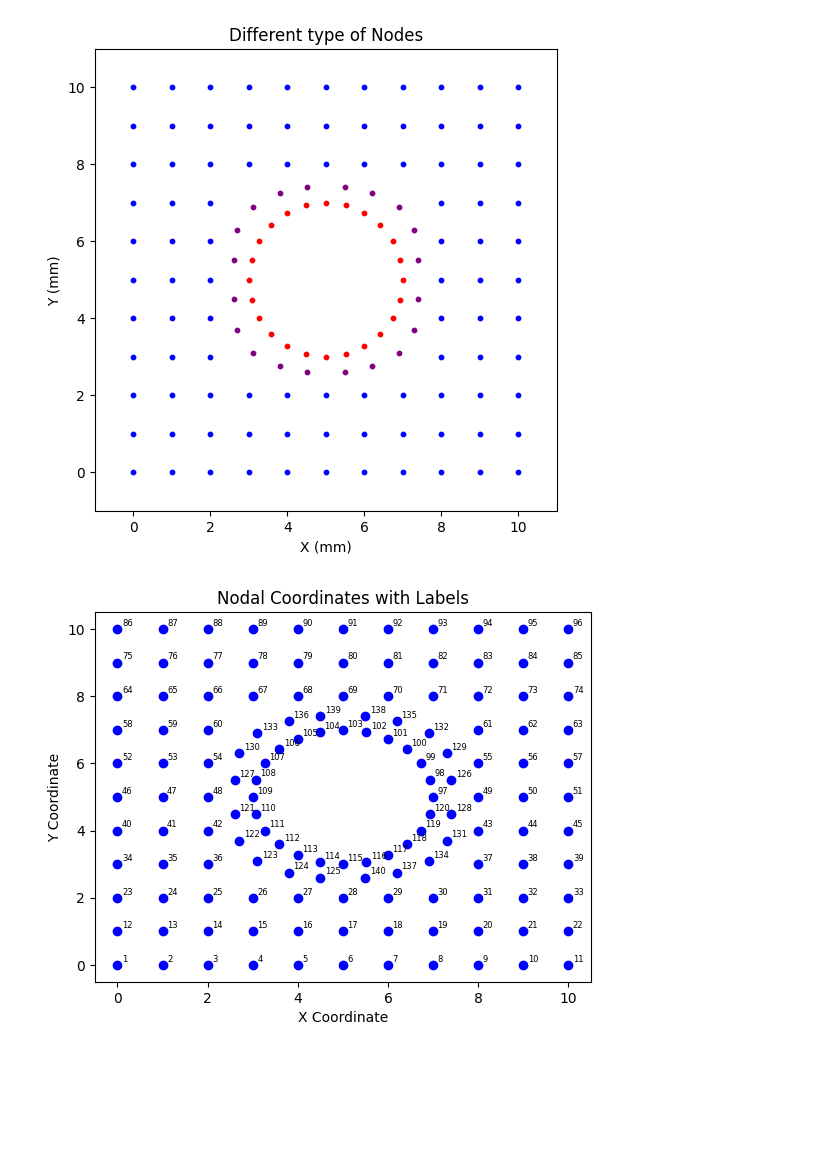
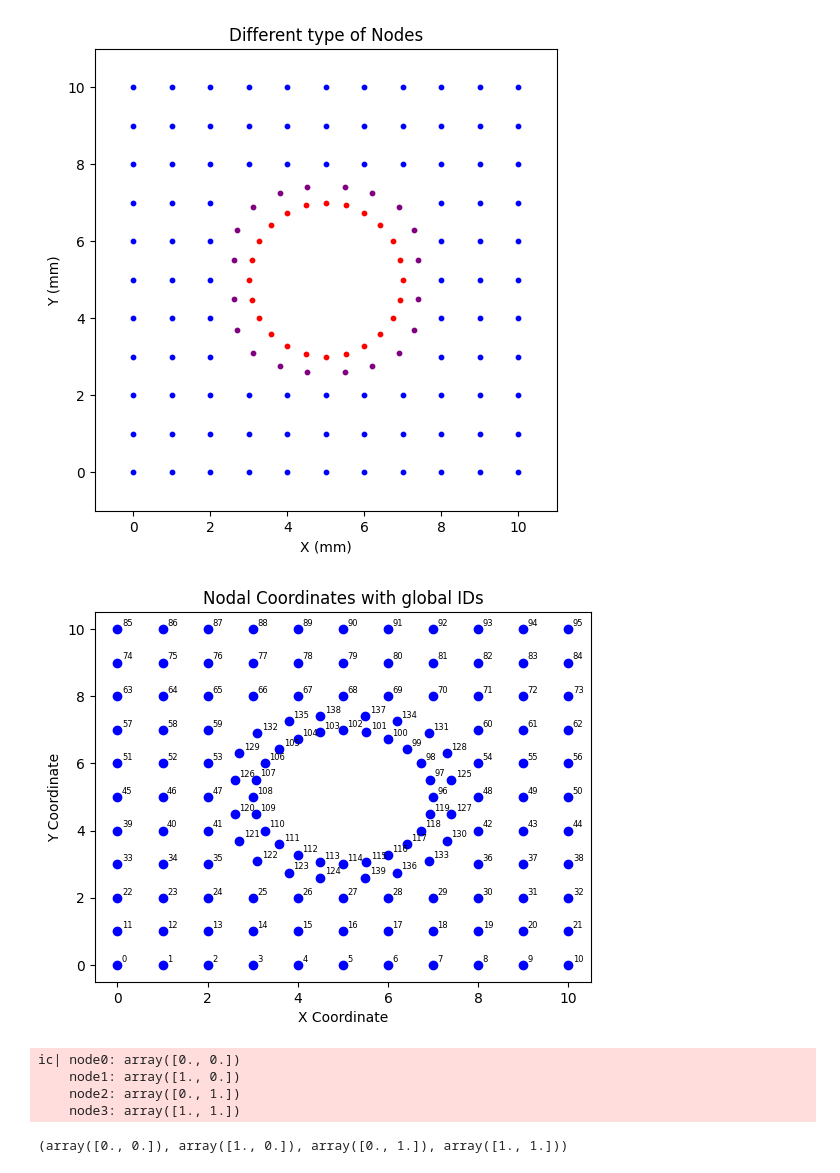
Before and after one commit to efekaanefe/ME413-Finite-Element-Method, a Jupyter notebook: Nonlinear-Solids2d.ipynb, the cells around one changed output. Saved outputs shown, nothing was run; the diff lists cells and outputs as text; code cells hidden in the pictures; blank space fills up the shorter version.

Commit message:
bottom part connectivity

```diff
--- a/Nonlinear-Solids2d.ipynb
+++ b/Nonlinear-Solids2d.ipynb
@@ -163,16 +163,16 @@ plt.show()
 # %%
 nodal_coordinates = np.vstack((structured_nodes, hole_perimeter_nodes, unstructured_nodes))
 
 x_coords, y_coords = zip(*nodal_coordinates)
 plt.scatter(x_coords, y_coords, color='blue')
 
 for i, (x, y) in enumerate(nodal_coordinates):
-    plt.text(x + 0.1, y + 0.1, f'{i+1}', fontsize=6)
+    plt.text(x + 0.1, y + 0.1, f'{i}', fontsize=6)
 
 plt.xlabel('X Coordinate')
 plt.ylabel('Y Coordinate')
-plt.title('Nodal Coordinates with Labels')
+plt.title('Nodal Coordinates with global IDs')
 
 plt.show()
 # %% [output]
-[figure, old version]
+[figure, new version]
@@ -178,0 +206,16 @@ plt.show()
+# %%
+row = connectivity[0]
+nodes = row  # Get the 4 connected nodes
+
+node0 = nodal_coordinates[nodes[0]]
+node1 = nodal_coordinates[nodes[1]]
+node2 = nodal_coordinates[nodes[2]]
+node3 = nodal_coordinates[nodes[3]]
+
+print(node0,node1,node2,node3)
+# %% [output]
+ic| node0: array([0., 0.])
+    node1: array([1., 0.])
+    node2: array([0., 1.])
+    node3: array([1., 1.])
+(array([0., 0.]), array([1., 0.]), array([0., 1.]), array([1., 1.]))
```
Also changed, not shown: parts of 2 cells of this notebook.
